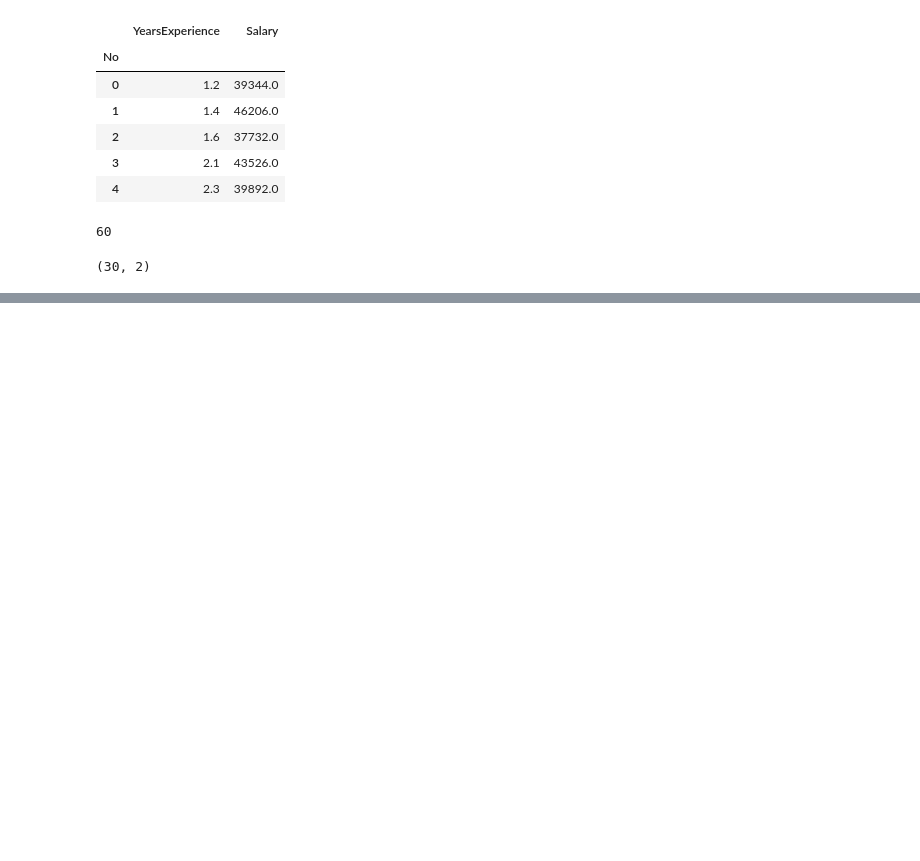
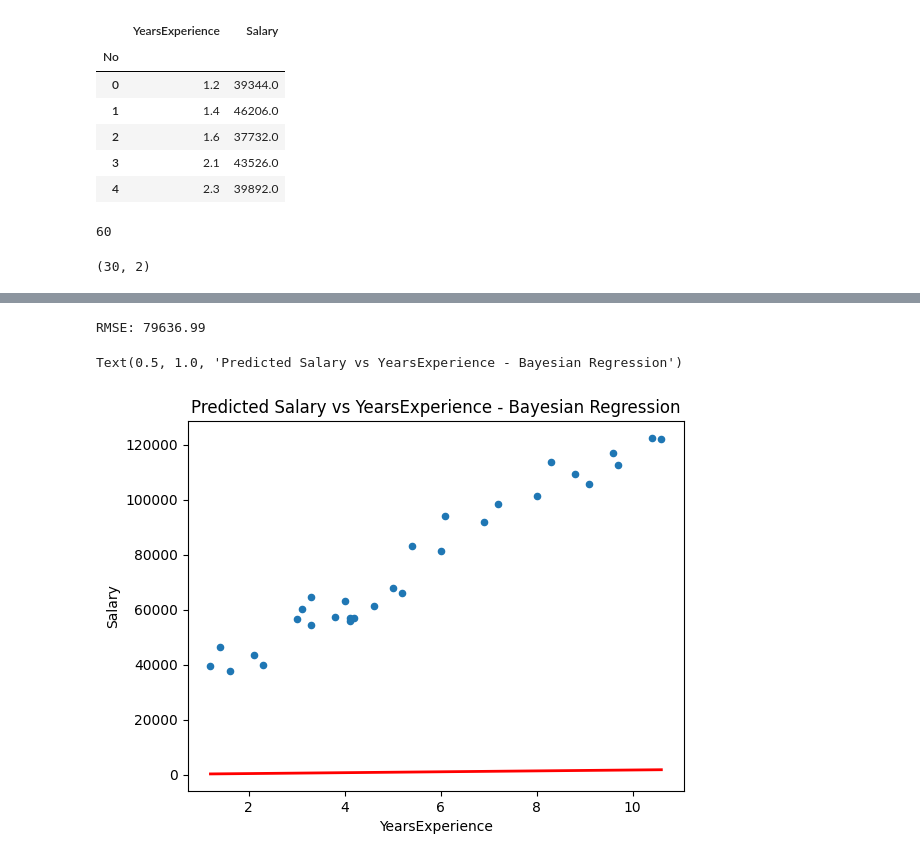
Before and after one commit to Chiko020292/Student-Project1, a Jupyter notebook: Project1.ipynb, the cells around one changed output, grey strips where cells are left out. Drawn from its saved outputs; the diff is of its cells as text; code cells hidden in the pictures; blank space fills up the shorter version.

```diff
--- a/Project1.ipynb
+++ b/Project1.ipynb
@@ -142,0 +289,3 @@ data.shape
+# %%
+regr_svm1 = svm.LinearSVR(max_iter=100)
+regr_svm1.get_params()
@@ -142,0 +303,19 @@ data.shape
+# %%
+# Train modeldengan training set
+regr_svm1.fit(years, salary.ravel())
+
+# membuat prediksi dengan data testing
+sal_predy3 = regr_svm1.predict(years)
+
+# RMSE
+print('RMSE: %.2f'
+      % mean_squared_error(salary, sal_predy3, squared = False))
+
+# salary yang diprediksi vs pengalaman
+data1.plot(kind='scatter', x='YearsExperience', y='Salary')
+plt.plot(pd.DataFrame(data1['YearsExperience']),salary_pred3,c='red',linewidth=2)
+plt.title('Predicted Salary vs YearsExperience - Bayesian Regression')
+# %% [output]
+RMSE: 79636.99
+Text(0.5, 1.0, 'Predicted Salary vs YearsExperience - Bayesian Regression')
+[figure, added]
```
Also changed, not shown: parts of 19 cells of this notebook.
